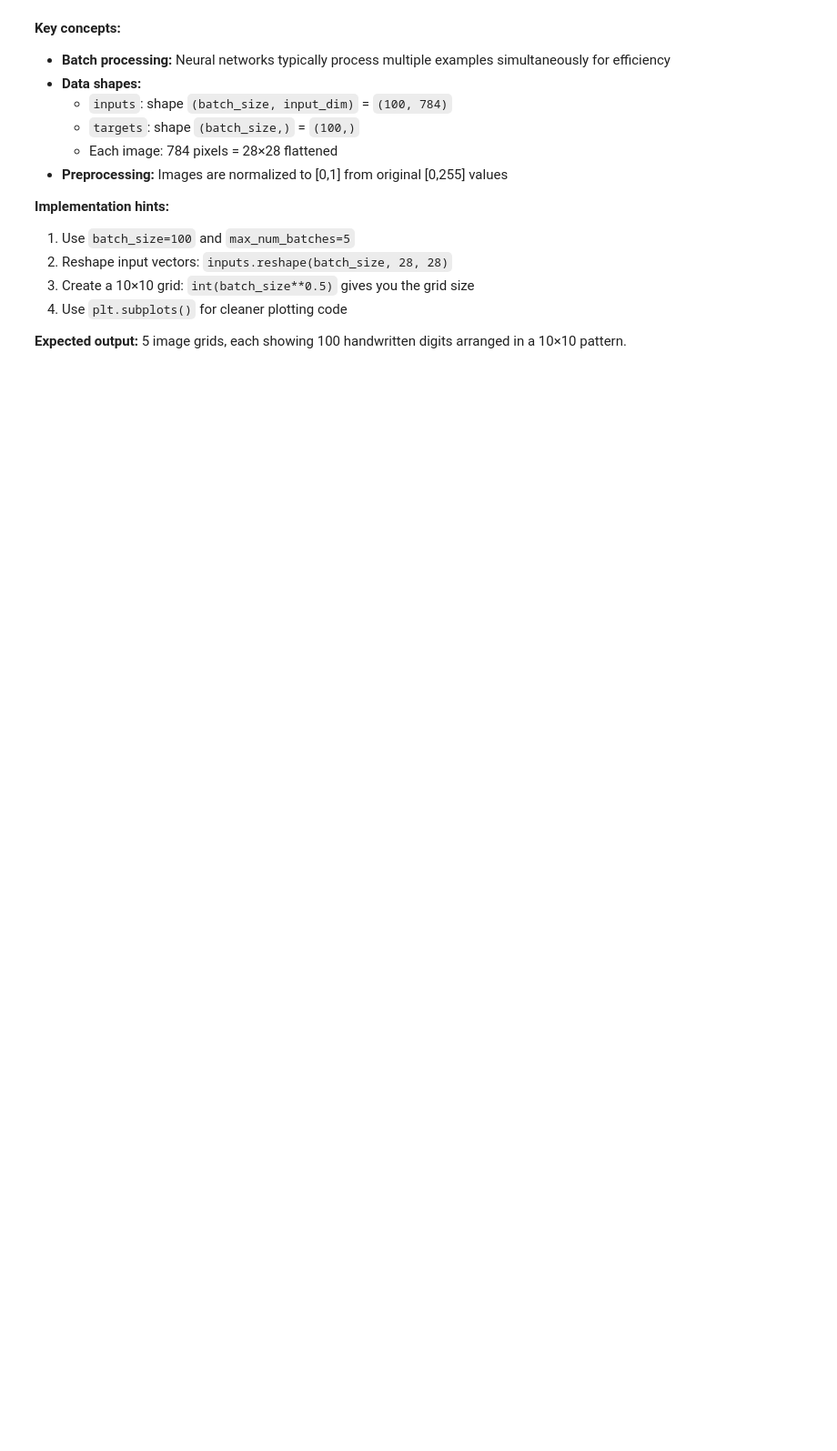
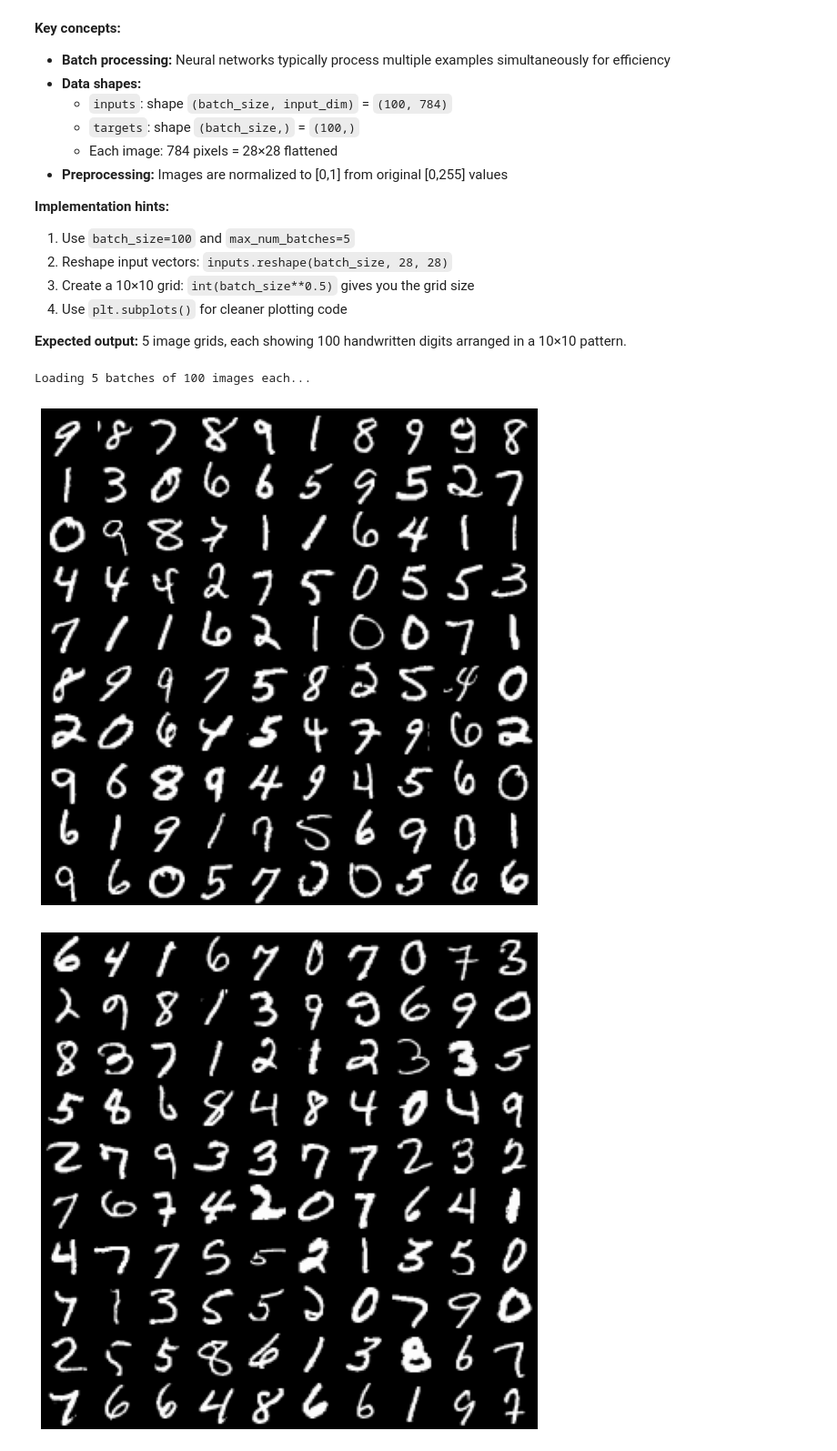
Before and after one commit to erickoch3/mlpractical, a Jupyter notebook: notebooks/01_introduction.ipynb, the cells around one changed output. Shown at 91% size. Cells and saved outputs as stored; diff of their text form; code cells hidden in the pictures; blank space fills up the shorter version.

Commit message:
Initial commit for MLP 2025-26 Lab 2

```diff
--- a/notebooks/01_introduction.ipynb
+++ b/notebooks/01_introduction.ipynb
@@ -81,20 +88,65 @@ Now you'll work with batches of images rather than single examples.
 4. Use `plt.subplots()` for cleaner plotting code
 
 **Expected output:** 5 image grids, each showing 100 handwritten digits arranged in a 10×10 pattern.
-# %%
-def show_batch_of_images(img_batch, fig_size=(8, 8)):
-    """
-    Display a batch of images in a square grid.
-
-    Args:
-        img_batch: numpy array of shape (batch_size, height, width)
-        fig_size: figure size for display
-    """
-    raise NotImplementedError('Write me!')
-
-# Create data provider for batch processing
-batch_size = 100
-num_batches = 5
-
-#TODO: initialize the MNISTDataProvider class and iterate over batches
-# with the show_batch_of_images function
+# %%
+# SOLUTION: Batch visualization
+
+def show_batch_of_images(img_batch, fig_size=(8, 8)):
+    """
+    Display a batch of images in a square grid.
+
+    Args:
+        img_batch: numpy array of shape (batch_size, height, width)
+        fig_size: figure size for display
+    """
+    #raise NotImplementedError('Write me!')
+    batch_size, height, width = img_batch.shape
+    grid_size = int(np.sqrt(batch_size))
+
+    # Create empty grid for tiling images
+    grid_height = height * grid_size
+    grid_width = width * grid_size
+    tiled_images = np.zeros((grid_height, grid_width))
+
+    # Fill the grid with images
+    for i, img in enumerate(img_batch):
+        row = i // grid_size
+        col = i % grid_size
+        start_row, end_row = row * height, (row + 1) * height
+        start_col, end_col = col * width, (col + 1) * width
+        tiled_images[start_row:end_row, start_col:end_col] = img
+
+    # Display the grid
+    fig, ax = plt.subplots(figsize=fig_size)
+    ax.imshow(tiled_images, cmap='gray')
+    ax.axis('off')
+    plt.tight_layout()
+    plt.show()
+
+# Create data provider for batch processing
+batch_size = 100
+num_batches = 5
+
+#TODO: initialize the MNISTDataProvider class and iterate over batches
+# with the show_batch_of_images function
+print(f"Loading {num_batches} batches of {batch_size} images each...")
+mnist_dp = data_providers.MNISTDataProvider(
+    which_set='valid',
+    batch_size=batch_size,
+    max_num_batches=num_batches,
+    shuffle_order=True
+)
+
+# Process and display each batch
+for batch_num, (inputs, targets) in enumerate(mnist_dp, 1):
+    # Reshape from vectors to 2D images
+    images = inputs.reshape(batch_size, 28, 28)
+
+    # Display the batch
+    show_batch_of_images(images)
+
+print("\n Batch visualization complete!")
+# %% [output]
+Loading 5 batches of 100 images each...
+[figure, added]
+[figure, added]
```
Also changed, not shown: parts of 4 cells of this notebook, 15 other files.
